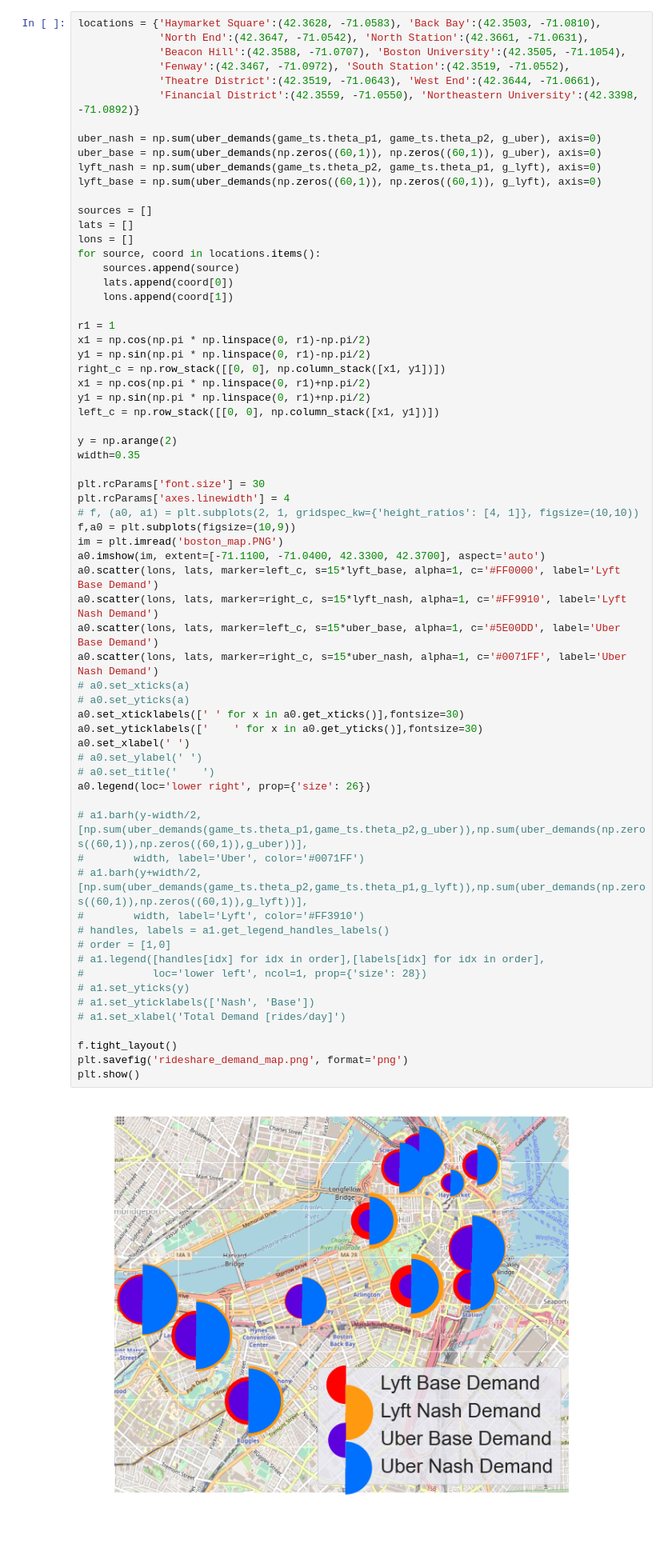
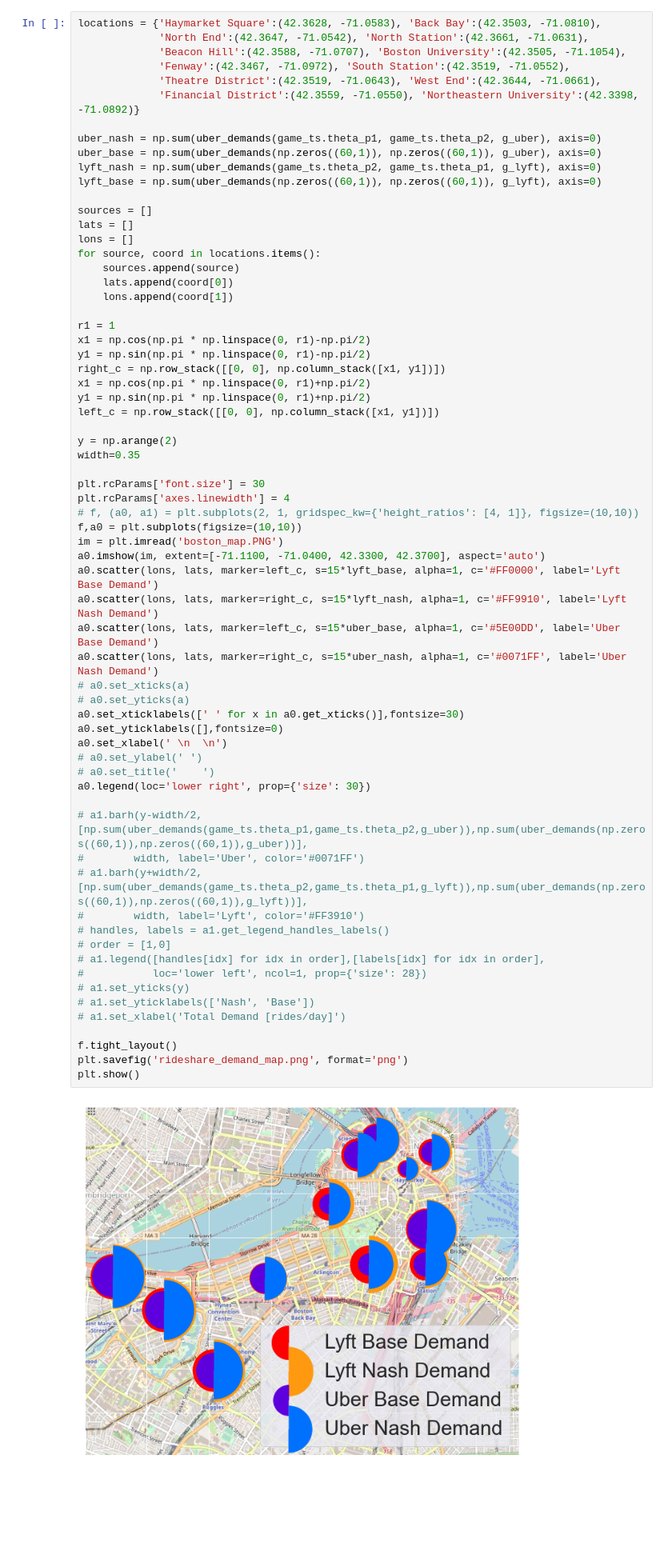
Before and after one commit to evanjfaulkner/DD-Games, a Jupyter notebook: Uber Lyft Simulation/Uber_vs_Lyft_plots.ipynb, the cells around one changed output. Shown at 80% size. Drawn from its saved outputs; the diff is of its cells as text.

```diff
--- a/Uber Lyft Simulation/Uber_vs_Lyft_plots.ipynb
+++ b/Uber Lyft Simulation/Uber_vs_Lyft_plots.ipynb
@@ -603,39 +603,39 @@ width=0.35
 plt.rcParams['font.size'] = 30
 plt.rcParams['axes.linewidth'] = 4
 # f, (a0, a1) = plt.subplots(2, 1, gridspec_kw={'height_ratios': [4, 1]}, figsize=(10,10))
-f,a0 = plt.subplots(figsize=(10,9))
+f,a0 = plt.subplots(figsize=(10,10))
 im = plt.imread('boston_map.PNG')
 a0.imshow(im, extent=[-71.1100, -71.0400, 42.3300, 42.3700], aspect='auto')
 a0.scatter(lons, lats, marker=left_c, s=15*lyft_base, alpha=1, c='#FF0000', label='Lyft Base Demand')
 a0.scatter(lons, lats, marker=right_c, s=15*lyft_nash, alpha=1, c='#FF9910', label='Lyft Nash Demand')
 a0.scatter(lons, lats, marker=left_c, s=15*uber_base, alpha=1, c='#5E00DD', label='Uber Base Demand')
 a0.scatter(lons, lats, marker=right_c, s=15*uber_nash, alpha=1, c='#0071FF', label='Uber Nash Demand')
 # a0.set_xticks(a)
 # a0.set_yticks(a)
 a0.set_xticklabels([' ' for x in a0.get_xticks()],fontsize=30)
-a0.set_yticklabels(['    ' for x in a0.get_yticks()],fontsize=30)
-a0.set_xlabel(' ')
+a0.set_yticklabels([],fontsize=0)
+a0.set_xlabel(' \n  \n')
 # a0.set_ylabel(' ')
 # a0.set_title('    ')
-a0.legend(loc='lower right', prop={'size': 26})
+a0.legend(loc='lower right', prop={'size': 30})
 
 # a1.barh(y-width/2, [np.sum(uber_demands(game_ts.theta_p1,game_ts.theta_p2,g_uber)),np.sum(uber_demands(np.zeros((60,1)),np.zeros((60,1)),g_uber))],
 #        width, label='Uber', color='#0071FF')
 # a1.barh(y+width/2, [np.sum(uber_demands(game_ts.theta_p2,game_ts.theta_p1,g_lyft)),np.sum(uber_demands(np.zeros((60,1)),np.zeros((60,1)),g_lyft))],
 #        width, label='Lyft', color='#FF3910')
 # handles, labels = a1.get_legend_handles_labels()
 # order = [1,0]
 # a1.legend([handles[idx] for idx in order],[labels[idx] for idx in order],
 #           loc='lower left', ncol=1, prop={'size': 28})
 # a1.set_yticks(y)
 # a1.set_yticklabels(['Nash', 'Base'])
 # a1.set_xlabel('Total Demand [rides/day]')
 
 f.tight_layout()
 plt.savefig('rideshare_demand_map.png', format='png')
 plt.show()
 # %% [output]
-[figure, old version]
+[figure, new version]
 # %%
 labels = 'Uber','Lyft'
 nash = [np.sum(uber_demands(game_ts.theta_p1, game_ts.theta_p2, g_uber)), np.sum(uber_demands(game_ts.theta_p2, game_ts.theta_p1, g_lyft))]
```
Also changed, not shown: parts of 4 cells of this notebook, 12 other files.
